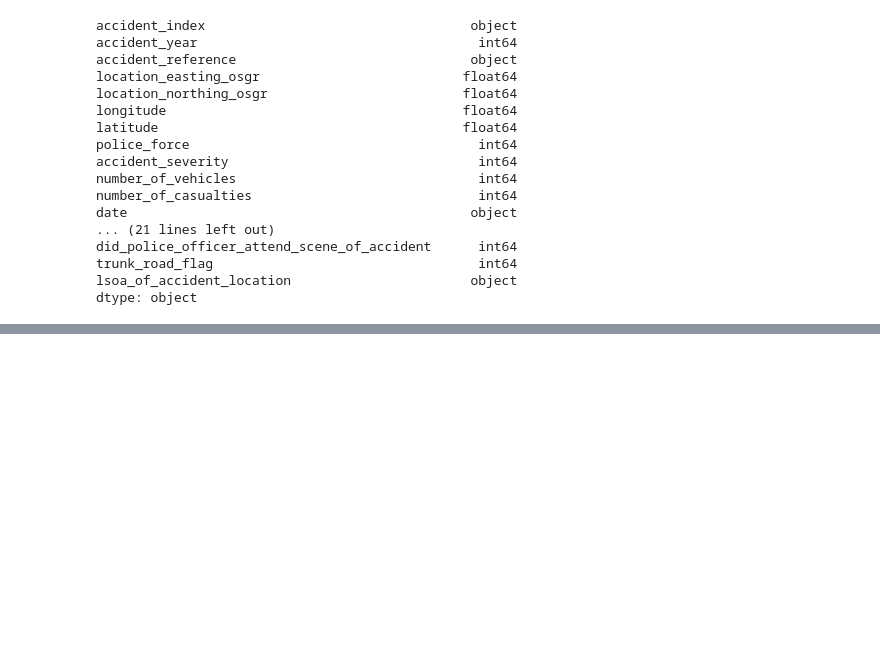
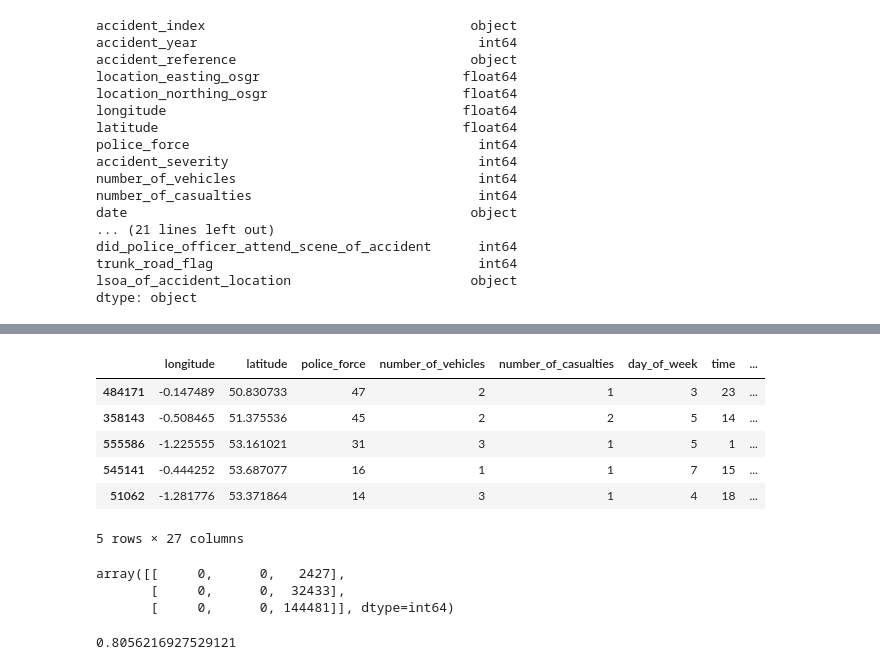
Before and after one commit to BishengChen/AZML, a Jupyter notebook: roadsafety_accident.ipynb, the cells around one changed output, grey strips where cells are left out. Saved outputs shown, nothing was run; the diff lists cells and outputs as text; code cells hidden in the pictures; blank space fills up the shorter version.

Commit message:
logisticregression

```diff
--- a/roadsafety_accident.ipynb
+++ b/roadsafety_accident.ipynb
@@ -282,0 +440,2 @@ Name: time, Length: 597973, dtype: object
+# %%
+Y=dfselect[['accident_severity']]
@@ -282,0 +444,2 @@ Name: time, Length: 597973, dtype: object
+# %%
+X_train, X_test,Y_train, Y_test=train_test_split(X,Y,train_size=0.7,random_state=1234,stratify=Y)
@@ -282,0 +491,2 @@ Name: time, Length: 597973, dtype: object
+# %%
+lr=LogisticRegression()
@@ -282,0 +513,2 @@ Name: time, Length: 597973, dtype: object
+# %%
+lr.fit(X_train,Y_train)
@@ -282,0 +524,10 @@ Name: time, Length: 597973, dtype: object
+# %%
+X_train.head()
+# %% [output]
+|  | longitude | latitude | police_force | number_of_vehicles | number_of_casualties | day_of_week | time | ... |
+| 484171 | -0.147489 | 50.830733 | 47 | 2 | 1 | 3 | 23 | ... |
+| 358143 | -0.508465 | 51.375536 | 45 | 2 | 2 | 5 | 14 | ... |
+| 555586 | -1.225555 | 53.161021 | 31 | 3 | 1 | 5 | 1 | ... |
+| 545141 | -0.444252 | 53.687077 | 16 | 1 | 1 | 7 | 15 | ... |
+| 51062 | -1.281776 | 53.371864 | 14 | 3 | 1 | 4 | 18 | ... |
+5 rows × 27 columns
@@ -282,0 +540,10 @@ Name: time, Length: 597973, dtype: object
+# %%
+Z
+# %% [output]
+array([[     0,      0,   2427],
+       [     0,      0,  32433],
+       [     0,      0, 144481]], dtype=int64)
+# %%
+lr.score(X_test,Y_test)
+# %% [output]
+0.8056216927529121
```
Also changed, not shown: parts of 33 cells of this notebook.
